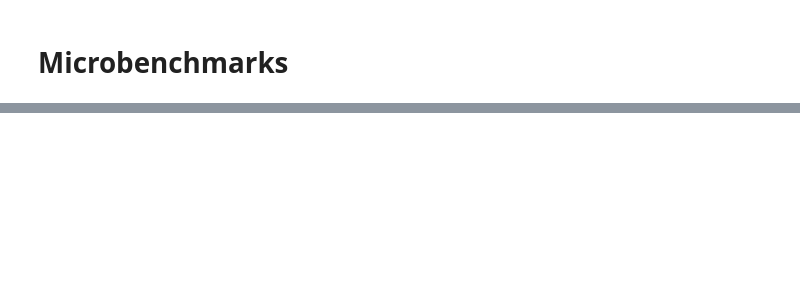
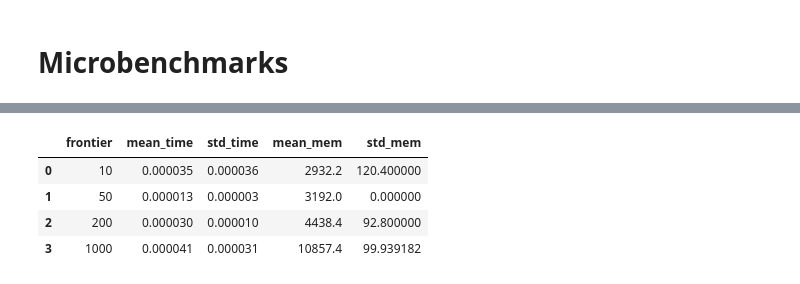
Before and after one commit to tmlittau/QuASAr, a Jupyter notebook: benchmarks/notebooks/01_microbenchmarks.ipynb, the cells around one changed output, grey strips where cells are left out. Saved outputs shown, nothing was run; the diff lists cells and outputs as text; code cells hidden in the pictures; blank space fills up the shorter version.

```diff
--- a/benchmarks/notebooks/01_microbenchmarks.ipynb
+++ b/benchmarks/notebooks/01_microbenchmarks.ipynb
@@ -38,25 +47,31 @@ plt.show()
 # %%
 frontiers = [10, 50, 200, 1000]
 reps = 5
 dd_results = []
 for r in frontiers:
     runner = BenchmarkRunner()
     times = []
     mems = []
     for _ in range(reps):
         data = np.random.rand(r)
         rec = runner.run_multiple(data, lambda x: np.sort(x), repetitions=3)
-        times.append(rec['run_time'])
-        mems.append(rec['run_peak_memory'])
+        times.append(rec['run_time_mean'])
+        mems.append(rec['run_peak_memory_mean'])
     dd_results.append({
         'frontier': r,
         'mean_time': np.mean(times),
         'std_time': np.std(times),
         'mean_mem': np.mean(mems),
         'std_mem': np.std(mems)
     })
 dd_df = pd.DataFrame(dd_results)
 dd_df
+# %% [output]
+|  | frontier | mean_time | std_time | mean_mem | std_mem |
+| 0 | 10 | 0.000035 | 0.000036 | 2932.2 | 120.400000 |
+| 1 | 50 | 0.000013 | 0.000003 | 3192.0 | 0.000000 |
+| 2 | 200 | 0.000030 | 0.000010 | 4438.4 | 92.800000 |
+| 3 | 1000 | 0.000041 | 0.000031 | 10857.4 | 99.939182 |
 # %%
 plt.figure()
 plt.plot(dd_df['frontier'], dd_df['mean_time'], marker='o')
```
Also changed, not shown: parts of 6 cells of this notebook.
